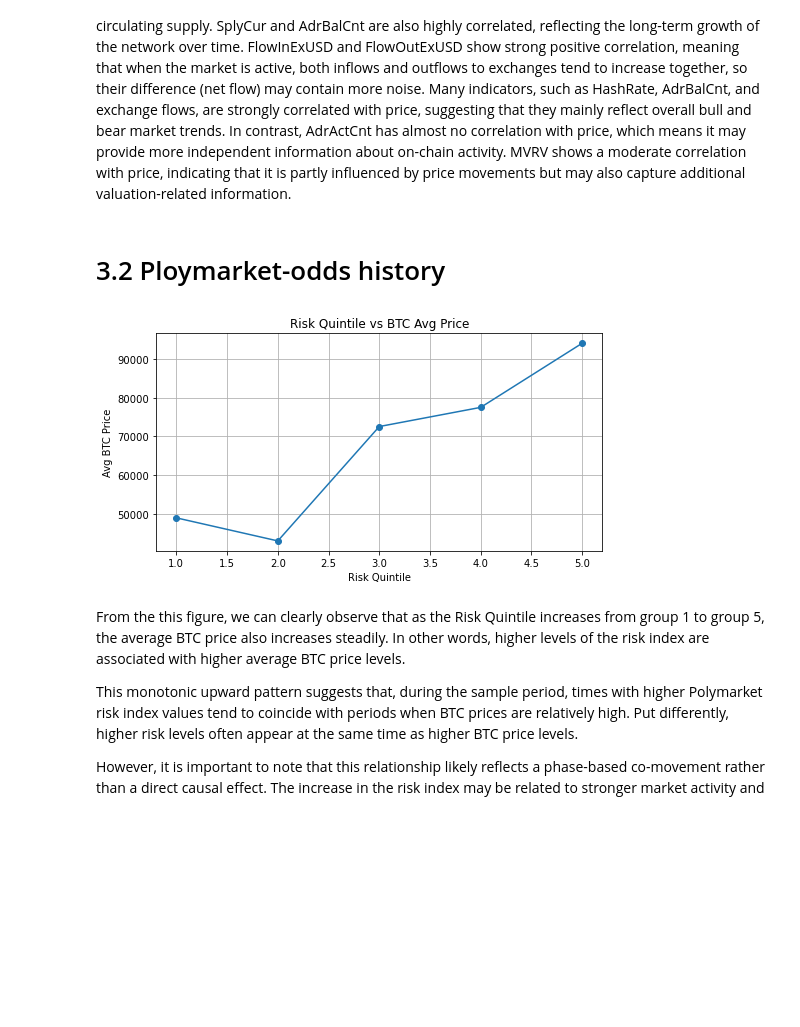
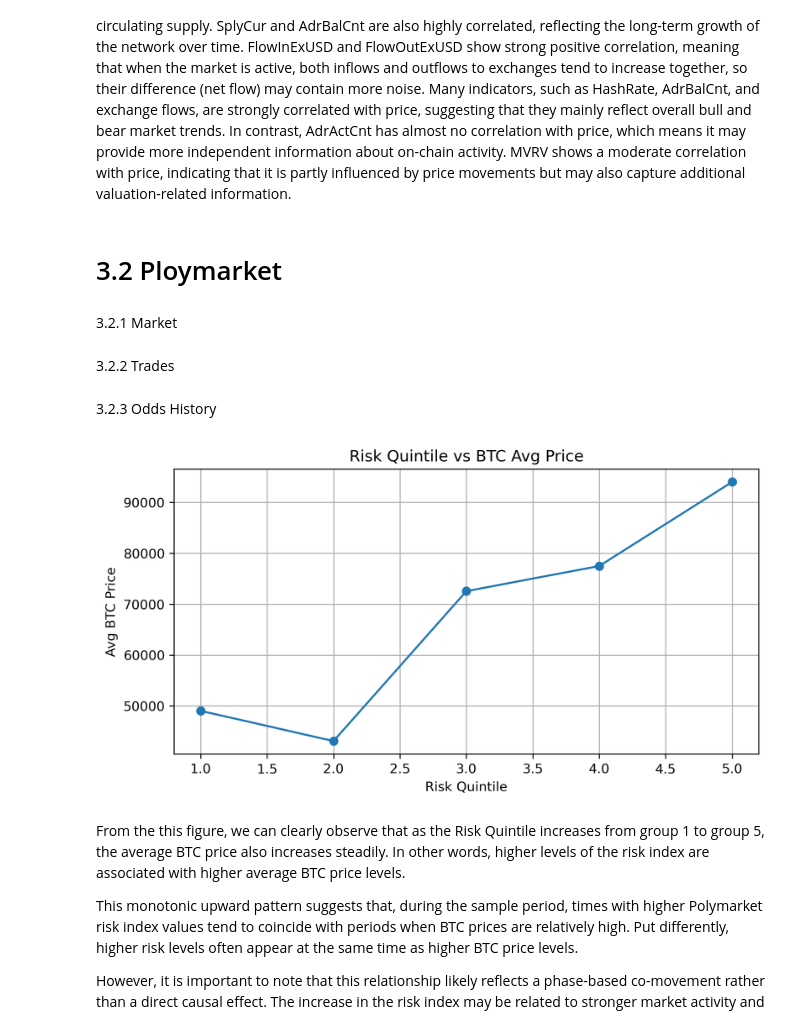
Before and after one commit to shuangvely/bitcoin-analytics-capstone-sp26-team08, a Jupyter notebook: eda/EDA_Executive.ipynb, the cells around one changed output. Saved outputs shown, nothing was run; the diff lists cells and outputs as text; code cells hidden in the pictures; blank space fills up the shorter version.

```diff
--- a/eda/EDA_Executive.ipynb
+++ b/eda/EDA_Executive.ipynb
@@ -321,42 +64,18 @@ plt.show()
 [figure]
 # %% [markdown]
 The correlation matrix shows that PriceUSD and CapMrktCurUSD are almost perfectly positively correlated, which is expected because market capitalization is mechanically calculated from price and circulating supply. SplyCur and AdrBalCnt are also highly correlated, reflecting the long-term growth of the network over time. FlowInExUSD and FlowOutExUSD show strong positive correlation, meaning that when the market is active, both inflows and outflows to exchanges tend to increase together, so their difference (net flow) may contain more noise. Many indicators, such as HashRate, AdrBalCnt, and exchange flows, are strongly correlated with price, suggesting that they mainly reflect overall bull and bear market trends. In contrast, AdrActCnt has almost no correlation with price, which means it may provide more independent information about on-chain activity. MVRV shows a moderate correlation with price, indicating that it is partly influenced by price movements but may also capture additional valuation-related information.
-# %% [markdown]
-# 3.2 Ploymarket-odds history
+# %% [markdown]
+# 3.2 Ploymarket
+# %% [markdown]
+3.2.1 Market
+# %% [markdown]
+3.2.2 Trades
+# %% [markdown]
+3.2.3 Odds History
 # %%
-daily_pd = pd.DataFrame(daily_index.to_dict(as_series=False))
-btc_pd = df.reset_index()[["time", "PriceUSD"]]
-
-daily_pd["date"] = pd.to_datetime(daily_pd["date"]).dt.normalize()
-
-btc_pd["time"] = (
-    pd.to_datetime(btc_pd["time"], utc=True)
-      .dt.tz_convert(None)
-      .dt.normalize()
-)
-
-merged = daily_pd.merge(
-    btc_pd,
-    left_on="date",
-    right_on="time",
-    how="inner"
-)
-#Risk Quintile vs BTC Avg Price analysis
-merged["risk_q5"] = pd.qcut(merged["risk_index"], 5, labels=[1,2,3,4,5])
-
-risk_table = merged.groupby("risk_q5").agg(
-    avg_btc_price=("PriceUSD","mean")
-)
-
-plt.figure(figsize=(8,4))
-plt.plot(risk_table.index, risk_table["avg_btc_price"], marker="o")
-plt.title("Risk Quintile vs BTC Avg Price")
-plt.xlabel("Risk Quintile")
-plt.ylabel("Avg BTC Price")
-plt.grid(True)
-plt.show()
+display(Image("plots/Risk_Quintile_vs_BTC_Avg_Price.png"))
 # %% [output]
-[figure, old version]
+[figure, new version]
 # %% [markdown]
 From the this figure, we can clearly observe that as the Risk Quintile increases from group 1 to group 5, the average BTC price also increases steadily. In other words, higher levels of the risk index are associated with higher average BTC price levels.
 
```
Also changed, not shown: parts of 13 cells of this notebook.
